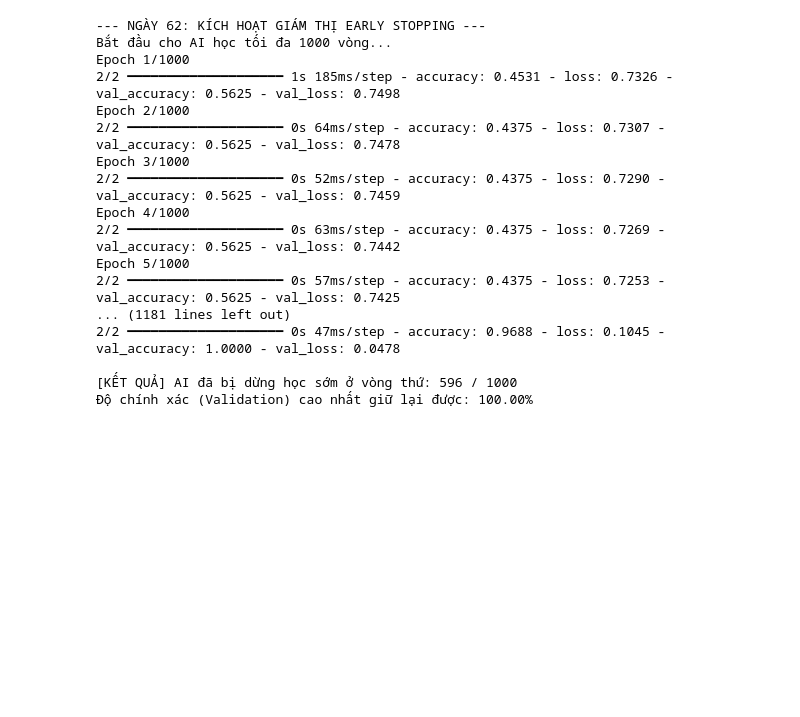
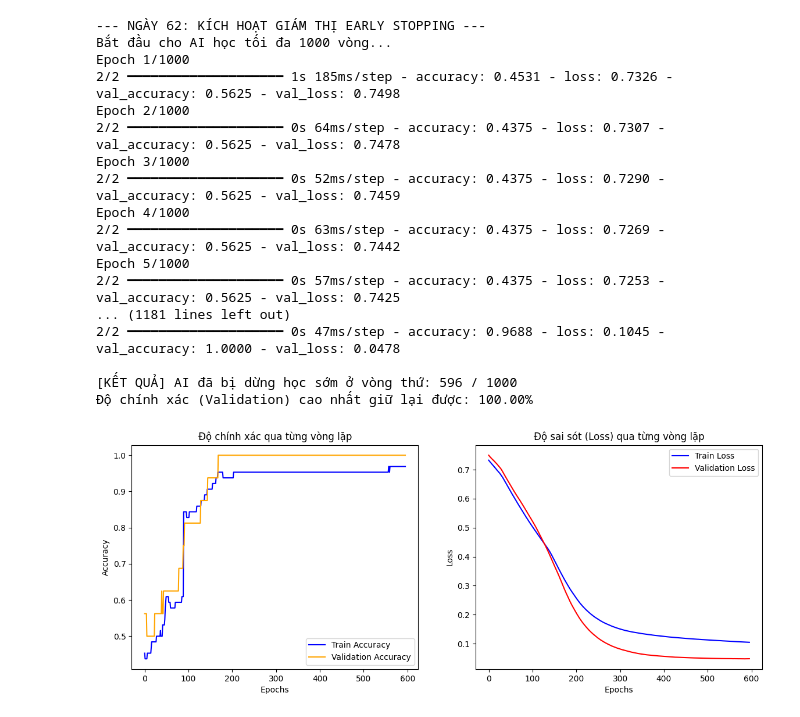
Before and after one commit to DucMinh26/AI, a Jupyter notebook: Jarvis_Project/notebooks/DeepLearning.ipynb, the cells around one changed output. Saved outputs shown, nothing was run; the diff lists cells and outputs as text; code cells hidden in the pictures; blank space fills up the shorter version.

```diff
--- a/Jarvis_Project/notebooks/DeepLearning.ipynb
+++ b/Jarvis_Project/notebooks/DeepLearning.ipynb
@@ -353,3 +359,31 @@ Epoch 5/1000
 
 [KẾT QUẢ] AI đã bị dừng học sớm ở vòng thứ: 596 / 1000
 Độ chính xác (Validation) cao nhất giữ lại được: 100.00%
+# %%
+acc_train_n = lich_su_hoc_early.history['accuracy']
+acc_val_n = lich_su_hoc_early.history['val_accuracy']
+loss_train_n = lich_su_hoc_early.history['loss']
+loss_val_n = lich_su_hoc_early.history['val_loss']
+
+#3. Vẽ biểu đồ kép
+fig, axes = plt.subplots(1,2,figsize=(14,5))
+
+#Biểu đồ 1: Độ chính xác (Accuracy) - càng cao càng tốt
+axes[0].plot(acc_train_n, label='Train Accuracy', color='blue')
+axes[0].plot(acc_val_n, label='Validation Accuracy', color='orange')
+axes[0].set_title("Độ chính xác qua từng vòng lặp")
+axes[0].set_xlabel('Epochs')
+axes[0].set_ylabel('Accuracy')
+axes[0].legend()
+
+#Biểu đồ 2: Mất mát (Loss) - Càng thấp càng tốt
+axes[1].plot(loss_train_n, label='Train Loss', color='blue')
+axes[1].plot(loss_val_n, label='Validation Loss', color='red')
+axes[1].set_title("Độ sai sót (Loss) qua từng vòng lặp")
+axes[1].set_xlabel("Epochs")
+axes[1].set_ylabel("Loss")
+axes[1].legend()
+
+plt.show()
+# %% [output]
+[figure, added]
```
Also changed, not shown: parts of 2 cells of this notebook, 1 other file.
